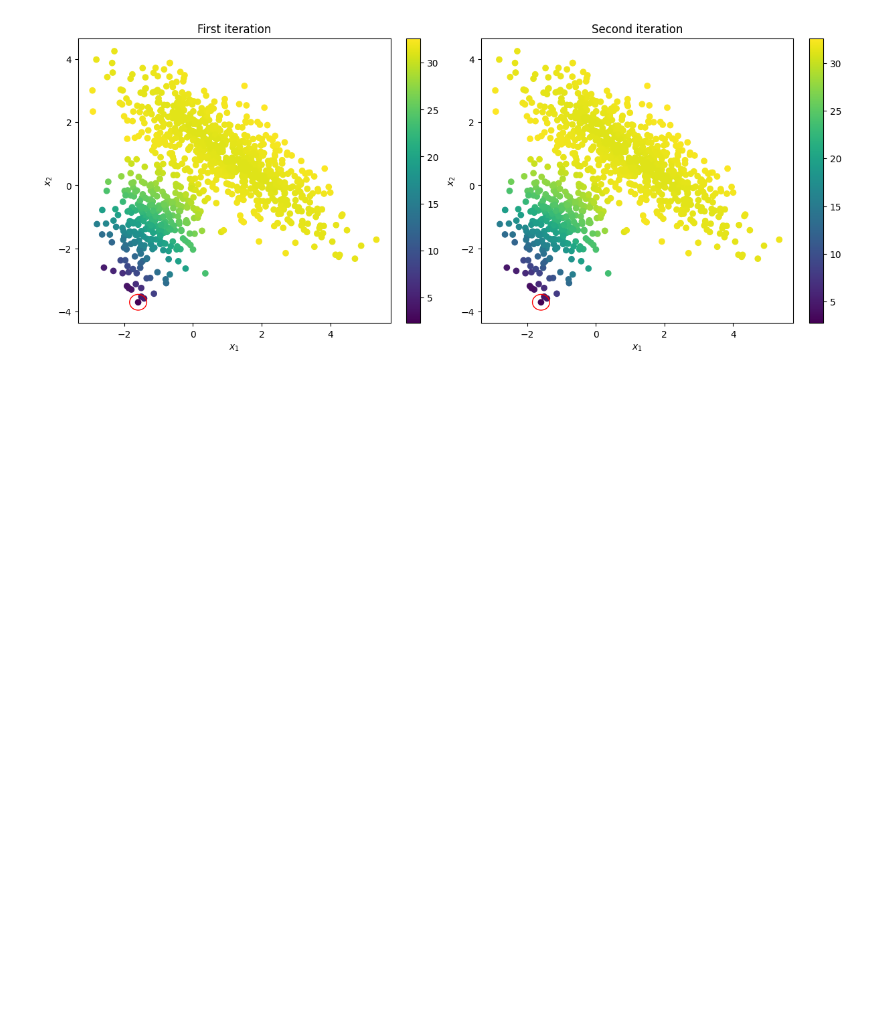
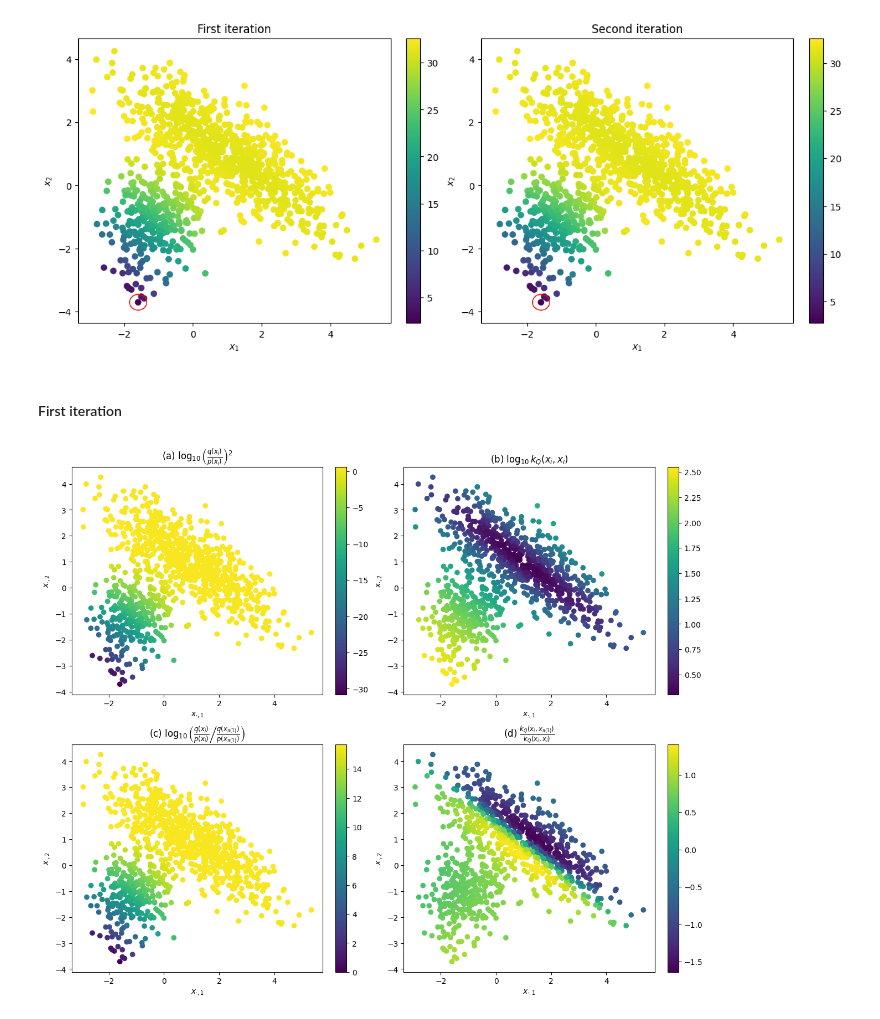
Before and after one commit to aglebov/gradient-free-mcmc-postprocessing, a Jupyter notebook: code/notebooks/gaussian_mixture/Gaussian_mixture.ipynb, the cells around one changed output. Drawn from its saved outputs; the diff is of its cells as text; code cells hidden in the pictures; blank space fills up the shorter version.

Commit message:
A better explanation of the failure of Laplace approximation for bivariate Gaussian mixture

```diff
--- a/code/notebooks/gaussian_mixture/Gaussian_mixture.ipynb
+++ b/code/notebooks/gaussian_mixture/Gaussian_mixture.ipynb
@@ -532,3 +532,36 @@ fig.colorbar(scatter, ax=axs[1]);
 fig.savefig(FIGURES_PATH / 'gaussian-mixture-laplace-first-iterations.eps');
 # %% [output]
 [figure]
+# %% [markdown]
+#### First iteration
+# %%
+fig, axs = plt.subplots(2, 2, figsize=(12, 10), constrained_layout=True);
+
+scatter = axs[0][0].scatter(sample[:, 0], sample[:, 1], c=(log_q_laplace - log_p) / np.log(10) * 2);
+axs[0][0].set_title('(a) $\\log_{10} \\left(\\frac{q(x_i)}{p(x_i)}\\right)^2$');
+axs[0][0].set_xlabel('$x_{\\cdot, 1}$');
+axs[0][0].set_ylabel('$x_{\\cdot, 2}$');
+fig.colorbar(scatter, ax=axs[0][0]);
+
+scatter = axs[0][1].scatter(sample[:, 0], sample[:, 1], c=np.log10(np.diag(km)));
+axs[0][1].set_title('(b) $\\log_{10} k_Q(x_i, x_i)$');
+axs[0][1].set_xlabel('$x_{\\cdot, 1}$');
+axs[0][1].set_ylabel('$x_{\\cdot, 2}$');
+fig.colorbar(scatter, ax=axs[0][1]);
+
+scatter = axs[1][0].scatter(sample[:, 0], sample[:, 1], c=(log_q_laplace - log_p - log_q_laplace[first_selected_idx] + log_p[first_selected_idx]) / np.log(10));
+axs[1][0].set_title('(c) $\\log_{10} \\left(\\frac{q(x_i)}{p(x_i)} \\middle/ \\frac{q(x_{\\pi(1)})}{p(x_{\\pi(1)})}\\right)$');
+axs[1][0].set_xlabel('$x_{\\cdot, 1}$');
+axs[1][0].set_ylabel('$x_{\\cdot, 2}$');
+fig.colorbar(scatter, ax=axs[1][0]);
+
+term = km[first_selected_idx, :] / np.diag(km)
+scatter = axs[1][1].scatter(sample[:, 0], sample[:, 1], c=term);
+axs[1][1].set_title('(d) $\\frac{k_Q(x_i, x_{\\pi(1)})}{k_Q(x_i, x_i)}$');
+axs[1][1].set_xlabel('$x_{\\cdot, 1}$');
+axs[1][1].set_ylabel('$x_{\\cdot, 2}$');
+fig.colorbar(scatter, ax=axs[1][1]);
+
+fig.savefig(FIGURES_PATH / 'gaussian-mixture-laplace-terms.eps');
+# %% [output]
+[figure, added]
```
Also changed, not shown: parts of 5 cells of this notebook, 3 other files.
